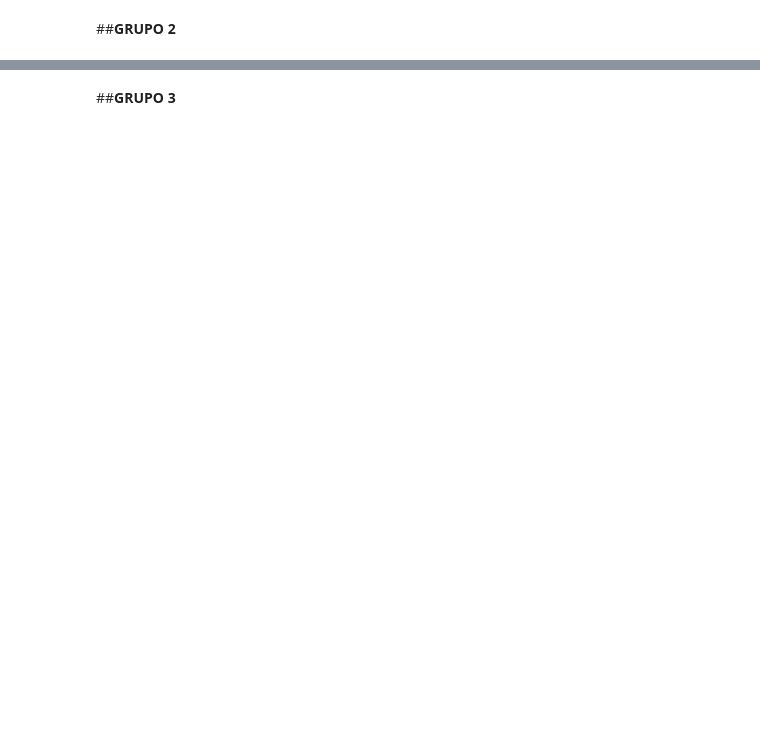
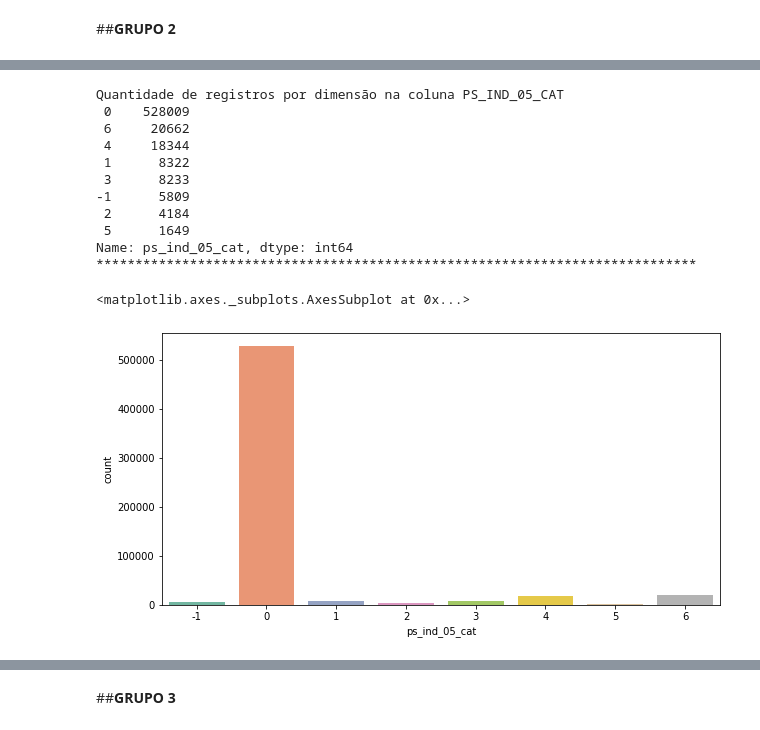
Before and after one commit to melcduarte/projeto_MDD, a Jupyter notebook: 99 - RASCUNHO/Z_Proj_PortoSeguro.ipynb, the cells around one changed output, grey strips where cells are left out. Cells and saved outputs as stored; diff of their text form; code cells hidden in the pictures; blank space fills up the shorter version.

```diff
--- a/99 - RASCUNHO/Z_Proj_PortoSeguro.ipynb
+++ b/99 - RASCUNHO/Z_Proj_PortoSeguro.ipynb
@@ -202,0 +220,27 @@ df_ps_ind_cat.drop('id', axis=1).plot.box()
+# %%
+# Analisando o gráfico anterior, vamos identificar os outliers pertencentes a coluna "ps_ind_05_cat"
+
+qtd_outliers= df_ps_ind_cat['ps_ind_05_cat'].value_counts()
+
+print('Quantidade de registros por dimensão na coluna PS_IND_05_CAT')
+print(qtd_outliers)
+
+print("*****************************************************************************")
+
+
+plt.figure(figsize=(10,5))
+sns.countplot(df_ps_ind_cat['ps_ind_05_cat'], palette="Set2")
+# %% [output]
+Quantidade de registros por dimensão na coluna PS_IND_05_CAT
+ 0    528009
+ 6     20662
+ 4     18344
+ 1      8322
+ 3      8233
+-1      5809
+ 2      4184
+ 5      1649
+Name: ps_ind_05_cat, dtype: int64
+*****************************************************************************
+<matplotlib.axes._subplots.AxesSubplot at 0x...>
+[figure, added]
```
Also changed, not shown: parts of 16 cells of this notebook.
